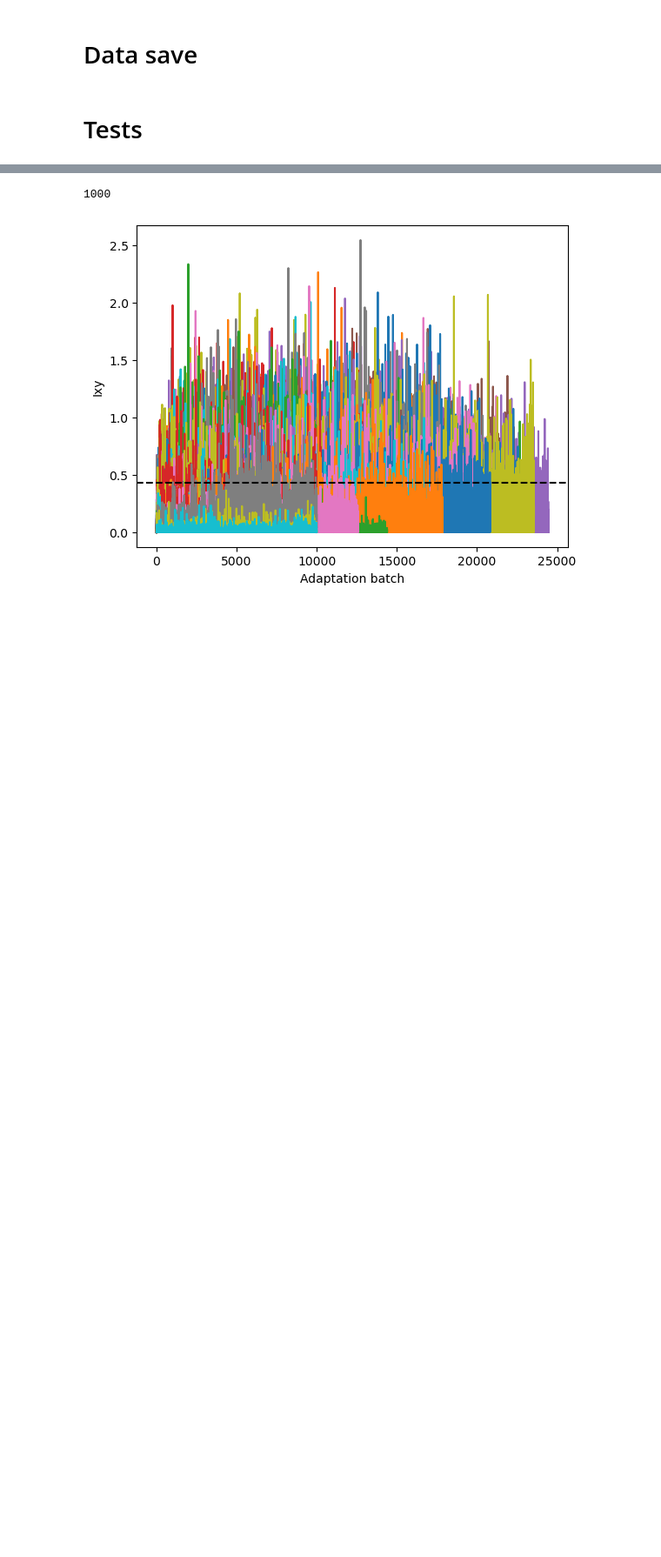
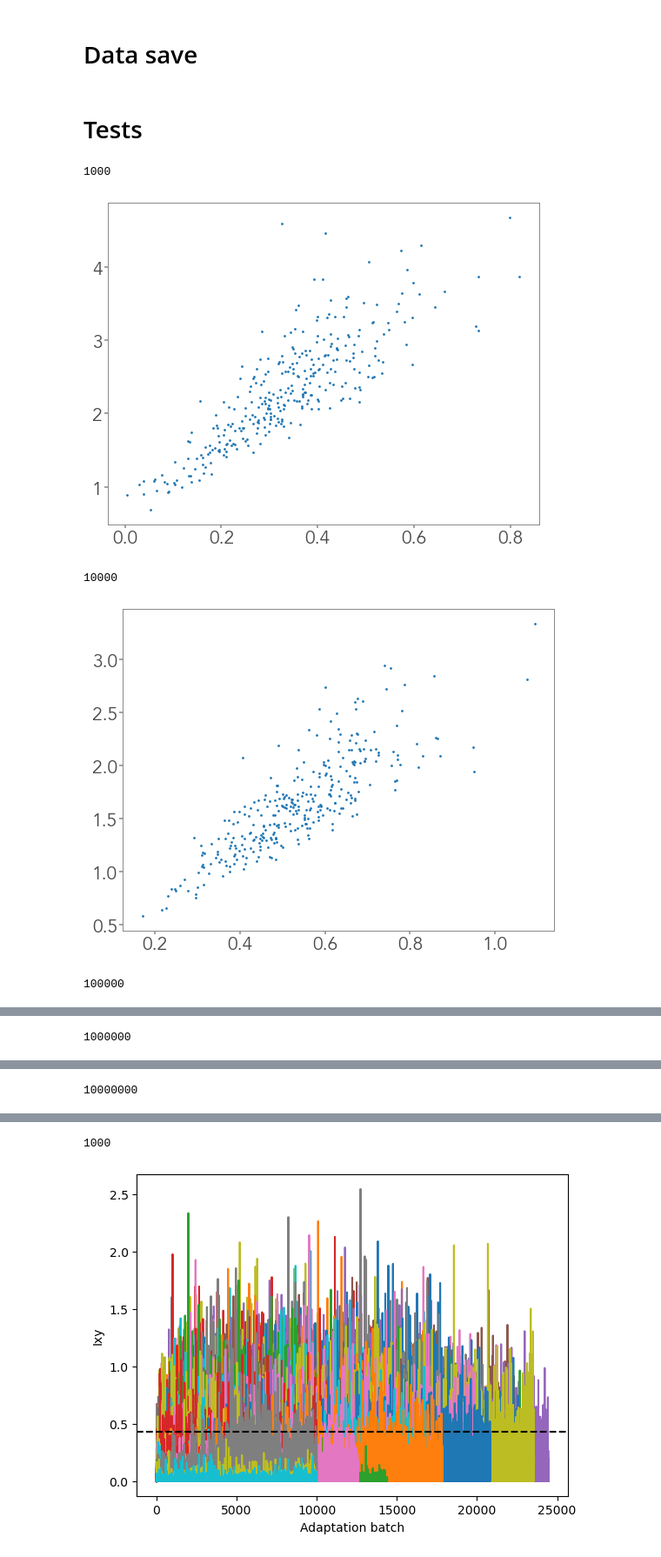
Before and after one commit to giorgionicoletti/InfoTrasduction, a Jupyter notebook: notebooks/Figure3.ipynb, the cells around one changed output, grey strips where cells are left out. Shown at 87% size. Cells and saved outputs as stored; diff of their text form; code cells hidden in the pictures; blank space fills up the shorter version.

```diff
--- a/notebooks/Figure3.ipynb
+++ b/notebooks/Figure3.ipynb
@@ -49,3 +49,20 @@ np.save(f'../data/adapt_a_final_sigma{sigma}_theta{theta_eta}_delta{delta_a}_Lam
 np.save(f'../data/adapt_CVyeta_sigma{sigma}_theta{theta_eta}_delta{delta_a}_Lambda{Lambda}_NadaptMax{Nadapt_max}_NadaptCheck{Ncheck}.npy', CVyeta)
 # %% [markdown]
 # Tests
+# %%
+for i in range(len(Nsteps_array)):
+    print(Nsteps_array[i])
+    L_adapt = np.load(f'../data/adapt_L_Nsteps{Nsteps_array[i]}_sigma{sigma}_theta{theta_eta}_delta{delta_a}_Lambda{Lambda}_NadaptMax{Nadapt_max}_NadaptCheck{Ncheck}.npy')
+    stop_time_adapt = np.load(f'../data/adapt_stopTime_Nsteps{Nsteps_array[i]}_sigma{sigma}_theta{theta_eta}_delta{delta_a}_Lambda{Lambda}_NadaptMax{Nadapt_max}_NadaptCheck{Ncheck}.npy')
+    L_adapt_final = np.zeros(Nrepeat)
+    for j in range(Nrepeat):
+        L_adapt_final[j] = L_adapt[j, stop_time_adapt[j]]
+
+    plt.scatter(a_adapt_final[i, :], L_adapt_final, s=1)
+    plt.show()
+# %% [output]
+1000
+[figure, added]
+10000
+[figure, added]
+100000
@@ -51,0 +70 @@ np.save(f'../data/adapt_CVyeta_sigma{sigma}_theta{theta_eta}_delta{delta_a}_Lamb
+1000000
@@ -51,0 +72 @@ np.save(f'../data/adapt_CVyeta_sigma{sigma}_theta{theta_eta}_delta{delta_a}_Lamb
+10000000
```
Also changed, not shown: parts of 2 cells of this notebook, 13 other files.
